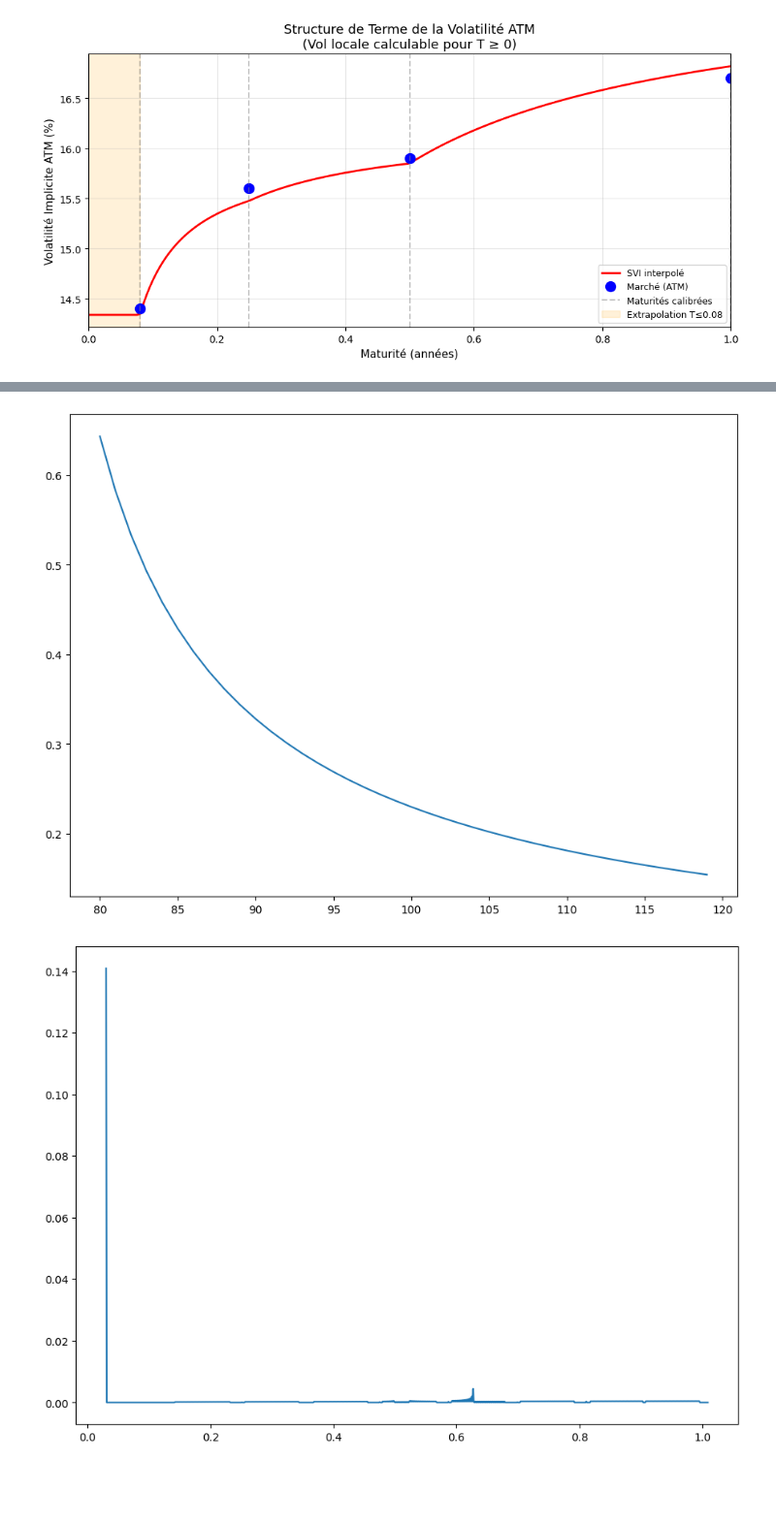
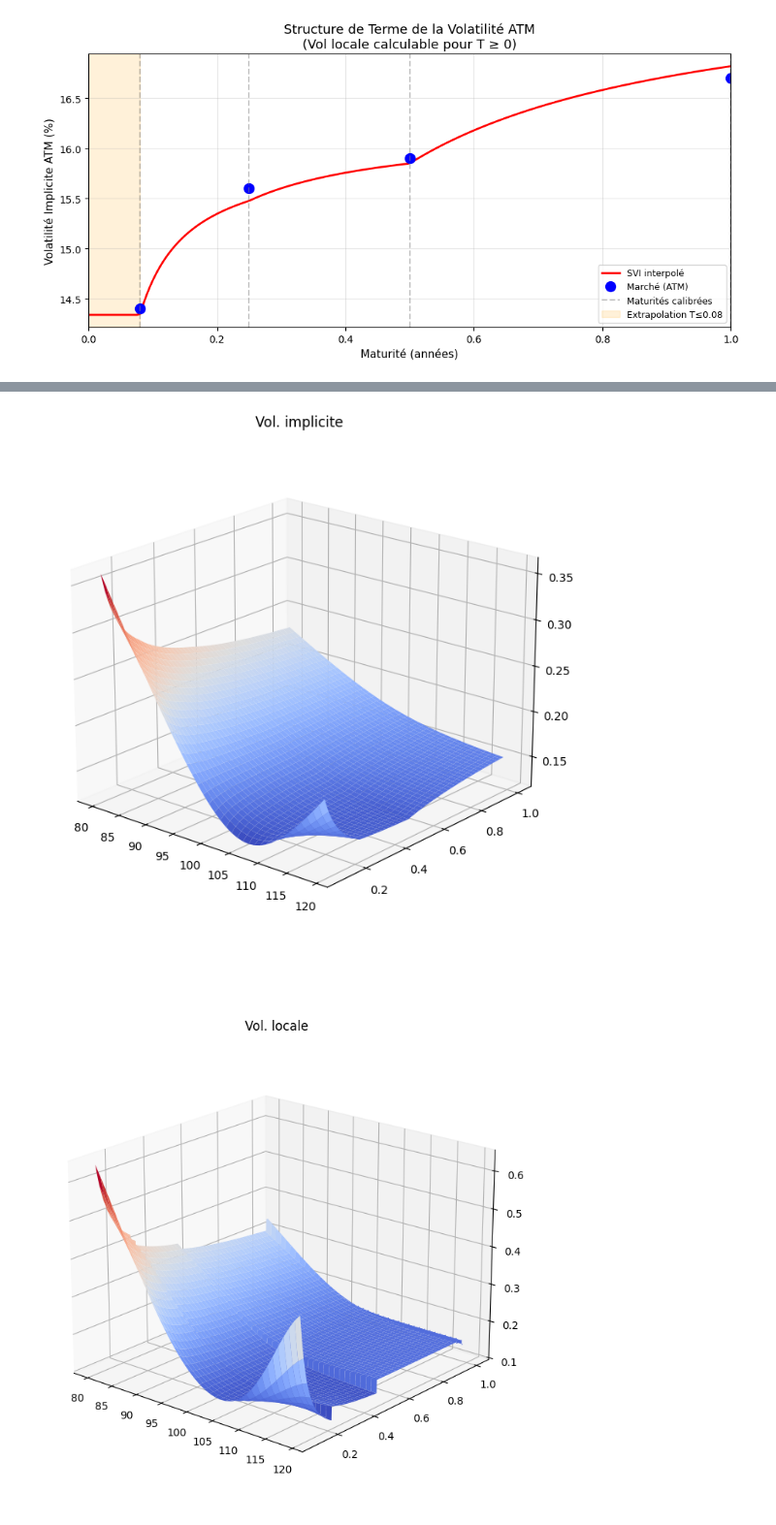
Before and after one commit to Eylz-Liu/Mod-le-vol-locale, a Jupyter notebook: Dupire_SVI.ipynb, the cells around one changed output, grey strips where cells are left out. Shown at 97% size. Saved outputs shown, nothing was run; the diff lists cells and outputs as text; code cells hidden in the pictures; blank space fills up the shorter version.

```diff
--- a/Dupire_SVI.ipynb
+++ b/Dupire_SVI.ipynb
@@ -290,3 +287,20 @@ def local_vol(t, S) :
     num = 2 * dvol_dT + vol / t + 2 * S * drift * dvol_dK
     den = S**2 * (d2vol_dK2 - d1*sqrt_t*dvol_dK**2 + (1/(S*sqrt_t) + d1*dvol_dK)**2 / vol)
     return np.sqrt(np.where(num/den >= 0, num/den, 0))
+# %%
+# plot implied vol or local vol surface
+from matplotlib import cm
+import matplotlib.pyplot as plt
+plt.rcParams["figure.figsize"] = (11,8)
+
+# strike & maturité pour le graphiques
+K = np.arange(80, 120, 1)
+T = np.arange(0.08, 1.01, 0.001)
+S0 = 100
+
+# Graphes 1D vol locale
+plt.plot(K, local_vol(0.08, K))
+plt.show()
+
+plt.plot(T, local_vol(T, 100))
+plt.show()
@@ -293,40 +310,23 @@ def local_vol(t, S) :
 # %%
-# plot implied vol or local vol surface
-from matplotlib import cm
-plt.rcParams["figure.figsize"] = (11,8)
-
-# strike & maturité pour le graphiques
-K = np.arange(80, 120, 1)
-T = np.arange(0.03, 1.01, 0.001)
-S0 = 100
-
-# Graphes 1D vol locale
-plt.plot(K, local_vol(0.08, K))
-plt.show()
-
-plt.plot(T, local_vol(T, 100))
-plt.show()
-
-
 # mesh pour graphe surface
 K, T = np.meshgrid(K, T)
 
 fig = plt.figure()
 ax = fig.add_subplot(projection='3d')
 vols = implied_vol(T, K) # vols = local_vol(T, K)
 surf = ax.plot_surface(K, T, vols, cmap=cm.coolwarm, linewidth=0, antialiased=True)
 
 ax.view_init(elev=20, azim=-50)  # pour changer l'angle de vue
 plt.title("Vol. implicite")
 plt.show()
 
 fig = plt.figure()
 ax = fig.add_subplot(projection='3d')
 vols = local_vol(T, K)
 surf = ax.plot_surface(K, T, vols, cmap=cm.coolwarm, linewidth=0, antialiased=True)
 ax.view_init(elev=20, azim=-50)  # pour changer l'angle de vue
 plt.title("\n\n\nVol. locale")
 plt.show()
 # %% [output]
-[figure, old version]
+[figure, new version]
-[figure, old version]
+[figure, new version]
```
Also changed, not shown: parts of 4 cells of this notebook.
